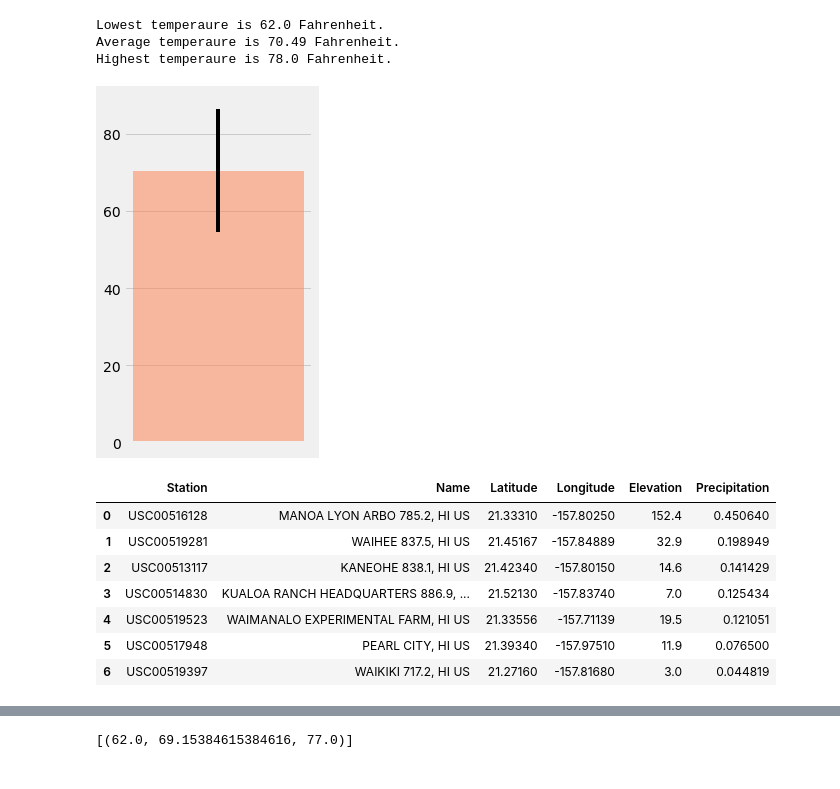
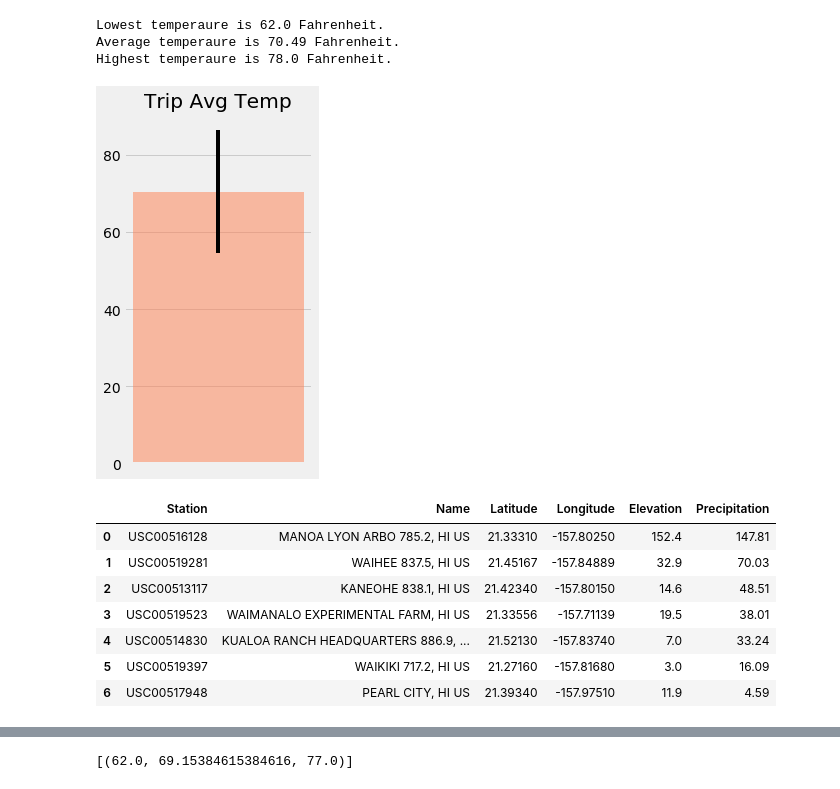
Before and after one commit to UoT-Bootcamp/SQLAlchemy-challenge, a Jupyter notebook: climate_starter.ipynb, the cells around one changed output, grey strips where cells are left out. Cells and saved outputs as stored; diff of their text form; code cells hidden in the pictures.

```diff
--- a/climate_starter.ipynb
+++ b/climate_starter.ipynb
@@ -253,41 +258,44 @@ Highest temperaure is 78.0 Fahrenheit.
 # %%
 # Plot the results from your previous query as a bar chart.
 # Use "Trip Avg Temp" as your Title
 # Use the average temperature for the y value
 # Use the peak-to-peak (tmax-tmin) value as the y error bar (yerr)
 peak_to_peak = trip_temp_data[0][2] - trip_temp_data[0][0]
 y_value = trip_temp_data[0][1]
 
 fig, ax = plt.subplots(figsize = (3,6))
 ax.bar(1, y_value,
        yerr = peak_to_peak,
        color = 'coral',
        align='center',
        alpha=0.5,
-       ecolor='black',
+       ecolor='black'
        )
 ax.xaxis.set_visible(False)
+plt.title("Trip Avg Temp")
+plt.savefig("Images/trip_avg_temp.png")
+plt.show()
 # %% [output]
-[figure, old version]
+[figure, new version]
 # %%
 # Calculate the total amount of rainfall per weather station for your trip dates using the previous year's matching dates.
 # Sort this in descending order by precipitation amount and list the station, name, latitude, longitude, and elevation
 
-rainfall_per_station = session.query(Station.station, Station.name, Station.latitude, Station.longitude, Station.elevation, func.avg(Measurement.prcp)).\
+rainfall_per_station = session.query(Station.station, Station.name, Station.latitude, Station.longitude, Station.elevation, func.sum(Measurement.prcp)).\
                         join(Station, Measurement.station == Station.station).\
                         filter(func.strftime("%Y-%m-%d", Measurement.date) >= dt.date(2016, 8, 23)).\
                         group_by(Station.station).\
-                        order_by(func.avg(Measurement.prcp).desc()).all()
+                        order_by(func.sum(Measurement.prcp).desc()).all()
 
 rainfall_weather_df = pd.DataFrame(rainfall_per_station, columns = ["Station", "Name", "Latitude", "Longitude", "Elevation", "Precipitation"])
 
 rainfall_weather_df
 # %% [output]
 |  | Station | Name | Latitude | Longitude | Elevation | Precipitation |
-| 0 | USC00516128 | MANOA LYON ARBO 785.2, HI US | 21.33310 | -157.80250 | 152.4 | 0.450640 |
-| 1 | USC00519281 | WAIHEE 837.5, HI US | 21.45167 | -157.84889 | 32.9 | 0.198949 |
-| 2 | USC00513117 | KANEOHE 838.1, HI US | 21.42340 | -157.80150 | 14.6 | 0.141429 |
-| 3 | USC00514830 | KUALOA RANCH HEADQUARTERS 886.9, ... | 21.52130 | -157.83740 | 7.0 | 0.125434 |
-| 4 | USC00519523 | WAIMANALO EXPERIMENTAL FARM, HI US | 21.33556 | -157.71139 | 19.5 | 0.121051 |
-| 5 | USC00517948 | PEARL CITY, HI US | 21.39340 | -157.97510 | 11.9 | 0.076500 |
-| 6 | USC00519397 | WAIKIKI 717.2, HI US | 21.27160 | -157.81680 | 3.0 | 0.044819 |
+| 0 | USC00516128 | MANOA LYON ARBO 785.2, HI US | 21.33310 | -157.80250 | 152.4 | 147.81 |
+| 1 | USC00519281 | WAIHEE 837.5, HI US | 21.45167 | -157.84889 | 32.9 | 70.03 |
+| 2 | USC00513117 | KANEOHE 838.1, HI US | 21.42340 | -157.80150 | 14.6 | 48.51 |
+| 3 | USC00519523 | WAIMANALO EXPERIMENTAL FARM, HI US | 21.33556 | -157.71139 | 19.5 | 38.01 |
+| 4 | USC00514830 | KUALOA RANCH HEADQUARTERS 886.9, ... | 21.52130 | -157.83740 | 7.0 | 33.24 |
+| 5 | USC00519397 | WAIKIKI 717.2, HI US | 21.27160 | -157.81680 | 3.0 | 16.09 |
+| 6 | USC00517948 | PEARL CITY, HI US | 21.39340 | -157.97510 | 11.9 | 4.59 |
```
Also changed, not shown: parts of 7 cells of this notebook, 4 other files.
